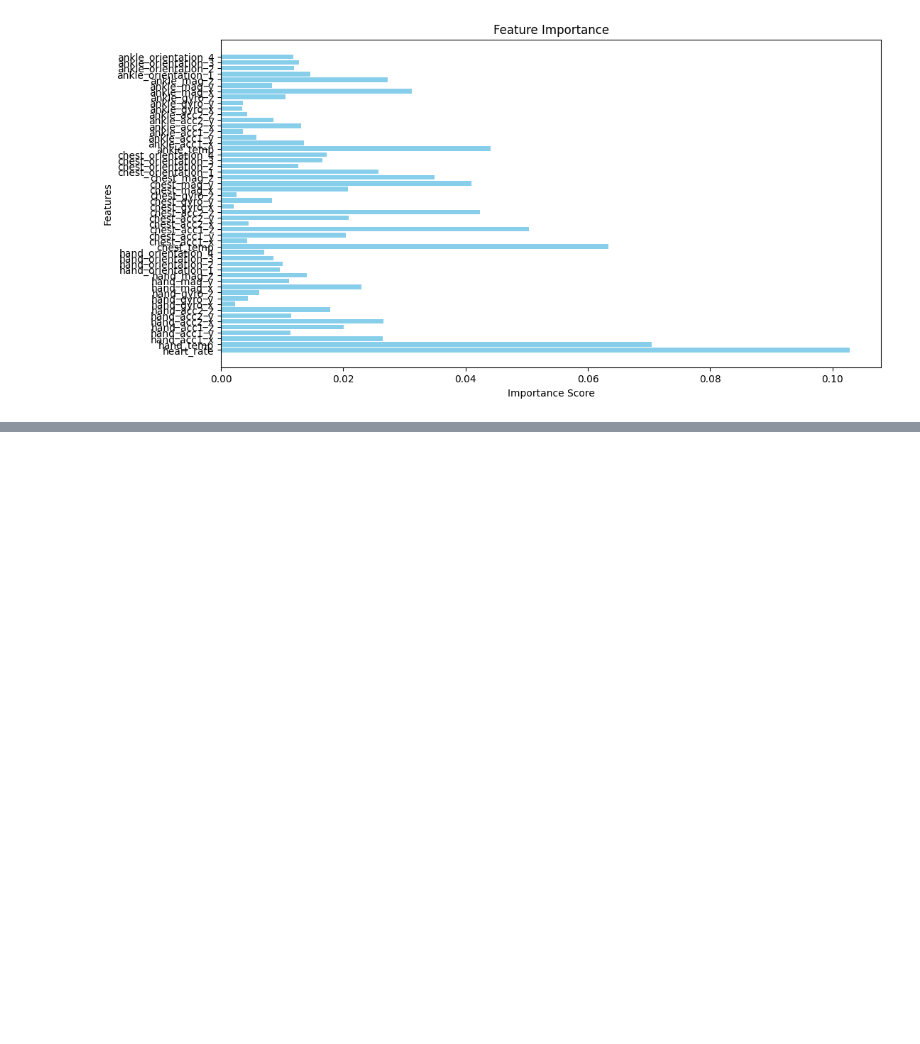
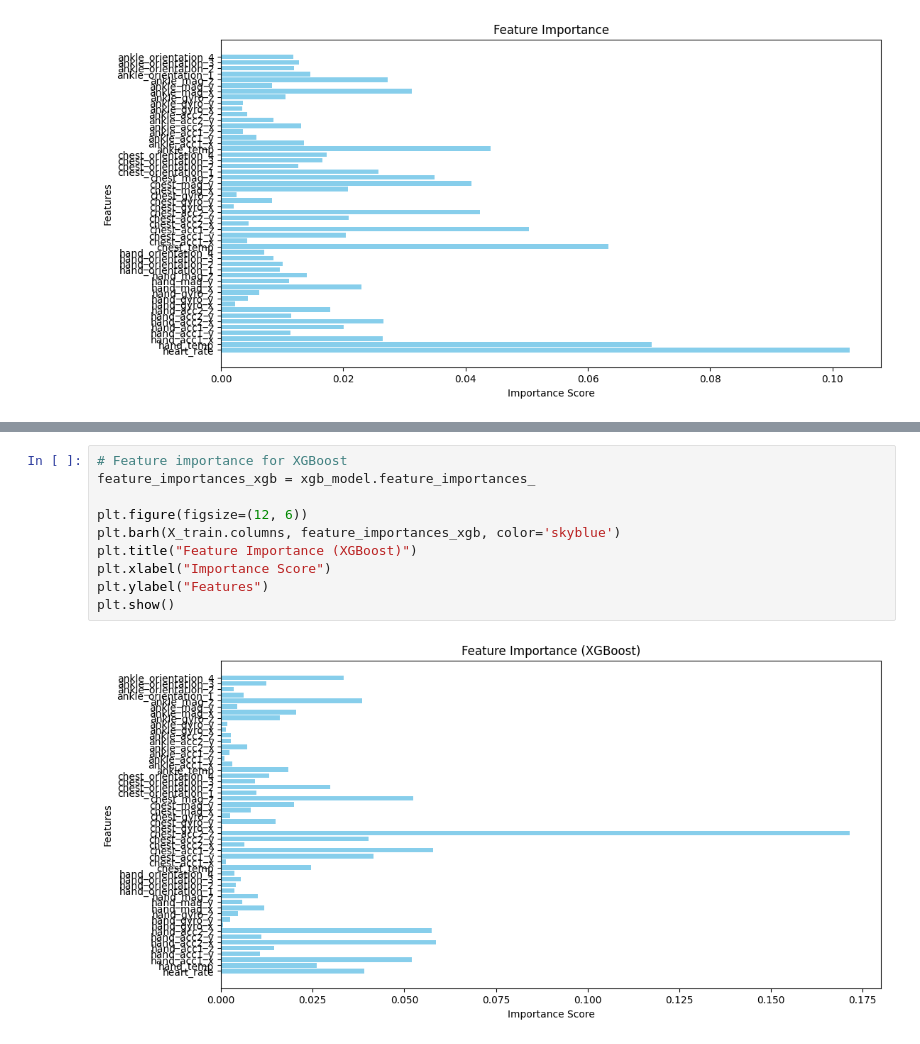
Before and after one commit to Balajinanda/Datascience-Project, a Jupyter notebook: Data_Science_Project.ipynb, the cells around one changed output, grey strips where cells are left out. Cells and saved outputs as stored; diff of their text form; blank space fills up the shorter version.

```diff
--- a/Data_Science_Project.ipynb
+++ b/Data_Science_Project.ipynb
@@ -565,0 +633,12 @@ plt.show()
+# %%
+# Feature importance for XGBoost
+feature_importances_xgb = xgb_model.feature_importances_
+
+plt.figure(figsize=(12, 6))
+plt.barh(X_train.columns, feature_importances_xgb, color='skyblue')
+plt.title("Feature Importance (XGBoost)")
+plt.xlabel("Importance Score")
+plt.ylabel("Features")
+plt.show()
+# %% [output]
+[figure, added]
```
Also changed, not shown: parts of 8 cells of this notebook.
